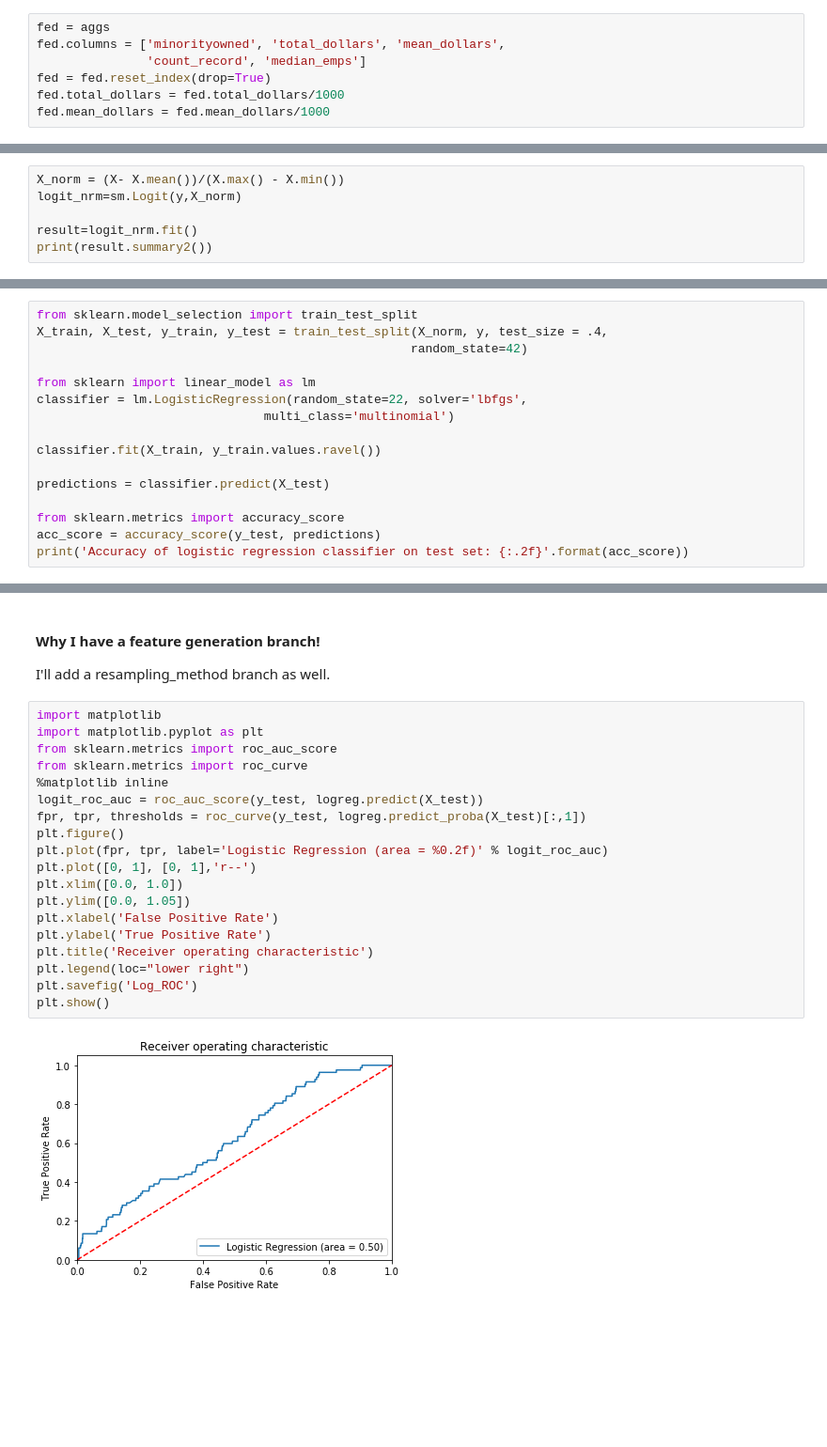
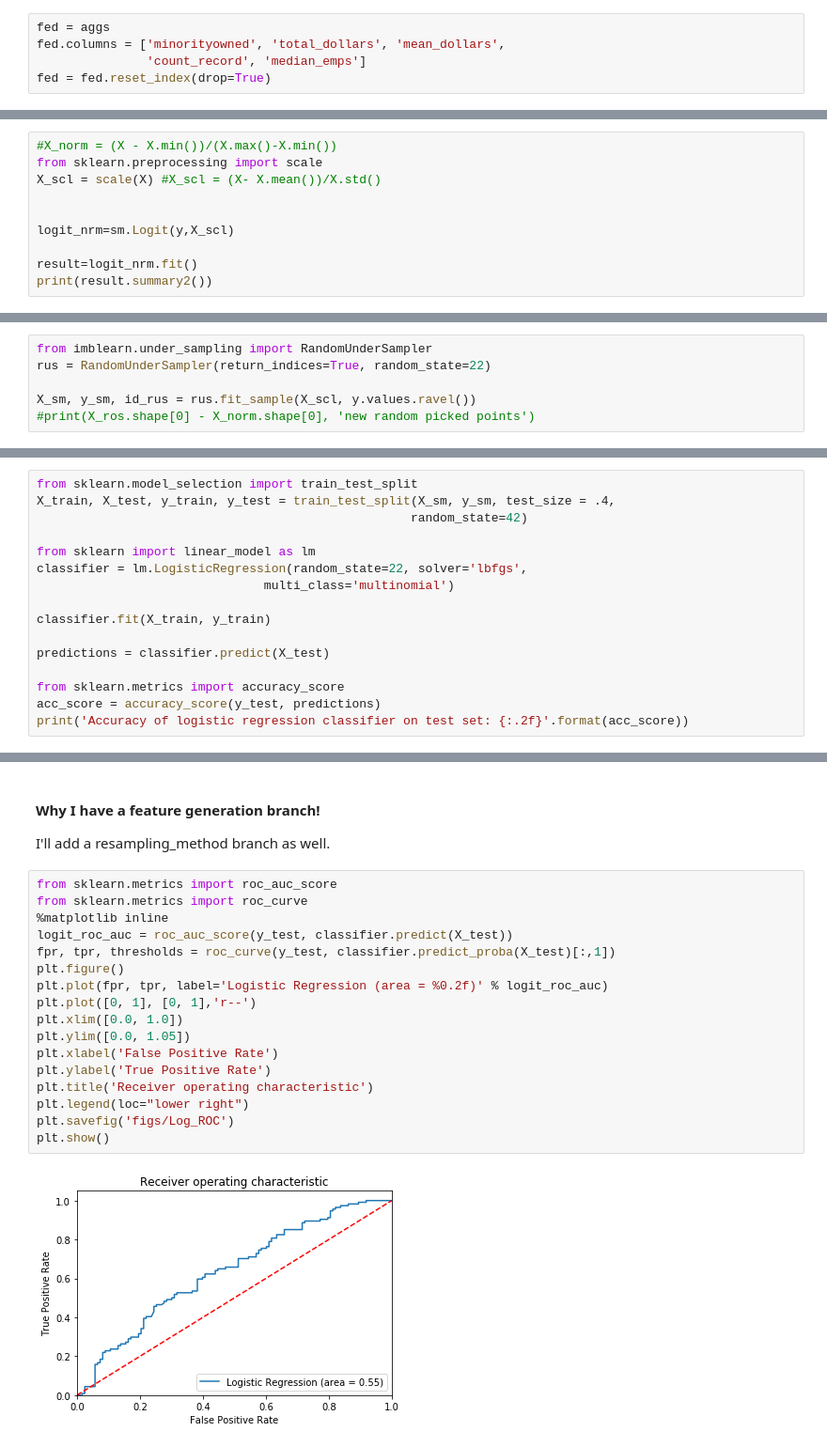
Before and after one commit to benmccary/federal_py, a Jupyter notebook: Fed Exploratory.ipynb, the cells around one changed output, grey strips where cells are left out. Shown at 94% size. Saved outputs shown, nothing was run; the diff lists cells and outputs as text; blank space fills up the shorter version.

```diff
--- a/Fed Exploratory.ipynb
+++ b/Fed Exploratory.ipynb
@@ -157,8 +160,6 @@ fed = aggs
 fed.columns = ['minorityowned', 'total_dollars', 'mean_dollars',
                'count_record', 'median_emps']
 fed = fed.reset_index(drop=True)
-fed.total_dollars = fed.total_dollars/1000
-fed.mean_dollars = fed.mean_dollars/1000
 # %% [markdown]
 ## Logistic Regression
 
@@ -197,8 +198,12 @@ median_emps     -0.0274   0.0018 -15.4450 0.0000 -0.0309 -0.0240
 # %% [markdown]
 In this case, the model performance is even worse: once the model is normalized, none of the predictors have a significant P-value.
 # %%
-X_norm = (X- X.mean())/(X.max() - X.min())
-logit_nrm=sm.Logit(y,X_norm)
+#X_norm = (X - X.min())/(X.max()-X.min())
+from sklearn.preprocessing import scale
+X_scl = scale(X) #X_scl = (X- X.mean())/X.std()
+
+
+logit_nrm=sm.Logit(y,X_scl)
 
 result=logit_nrm.fit()
 print(result.summary2())
@@ -224,0 +238,6 @@ This may be because the minority owned businesses are an imbalanced classifier.
+# %%
+from imblearn.under_sampling import RandomUnderSampler
+rus = RandomUnderSampler(return_indices=True, random_state=22)
+
+X_sm, y_sm, id_rus = rus.fit_sample(X_scl, y.values.ravel())
+#print(X_ros.shape[0] - X_norm.shape[0], 'new random picked points')
@@ -228,14 +291,14 @@ This may be because the minority owned businesses are an imbalanced classifier.
 This is just to practice implementing a model in Python. I'm going to have to change this all out once we've got a model that's working.
 # %%
 from sklearn.model_selection import train_test_split
-X_train, X_test, y_train, y_test = train_test_split(X_norm, y, test_size = .4,
+X_train, X_test, y_train, y_test = train_test_split(X_sm, y_sm, test_size = .4,
                                                    random_state=42)
 
 from sklearn import linear_model as lm
 classifier = lm.LogisticRegression(random_state=22, solver='lbfgs',
                                multi_class='multinomial')
 
-classifier.fit(X_train, y_train.values.ravel())
+classifier.fit(X_train, y_train)
 
 predictions = classifier.predict(X_test)
 
@@ -279,23 +354,21 @@ weighted avg       0.85      0.92      0.88      1381
 
 I'll add a resampling_method branch as well.
 # %%
-import matplotlib
-import matplotlib.pyplot as plt
 from sklearn.metrics import roc_auc_score
 from sklearn.metrics import roc_curve
 %matplotlib inline
-logit_roc_auc = roc_auc_score(y_test, logreg.predict(X_test))
-fpr, tpr, thresholds = roc_curve(y_test, logreg.predict_proba(X_test)[:,1])
+logit_roc_auc = roc_auc_score(y_test, classifier.predict(X_test))
+fpr, tpr, thresholds = roc_curve(y_test, classifier.predict_proba(X_test)[:,1])
 plt.figure()
 plt.plot(fpr, tpr, label='Logistic Regression (area = %0.2f)' % logit_roc_auc)
 plt.plot([0, 1], [0, 1],'r--')
 plt.xlim([0.0, 1.0])
 plt.ylim([0.0, 1.05])
 plt.xlabel('False Positive Rate')
 plt.ylabel('True Positive Rate')
 plt.title('Receiver operating characteristic')
 plt.legend(loc="lower right")
-plt.savefig('Log_ROC')
+plt.savefig('figs/Log_ROC')
 plt.show()
 # %% [output]
-[figure, old version]
+[figure, new version]
```
Also changed, not shown: parts of 18 cells of this notebook, 2 other files.
